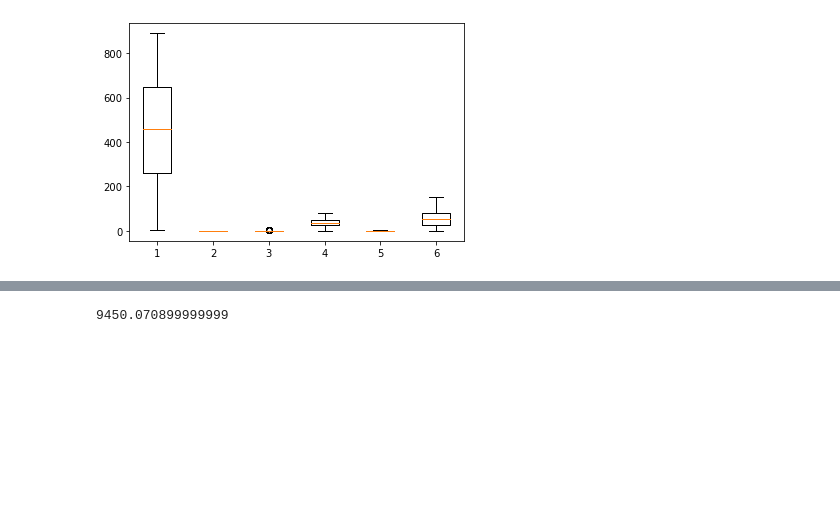
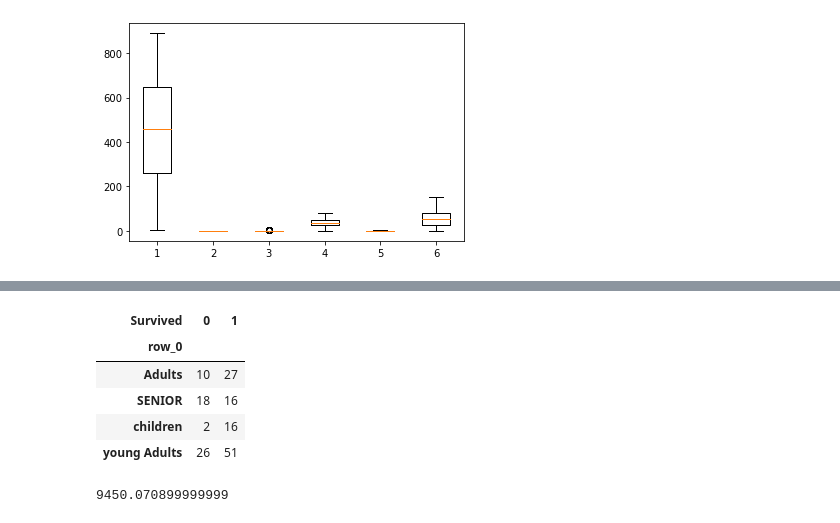
Before and after one commit to misbashaikh9/Sem-4-python, a Jupyter notebook: exam.ipynb, the cells around one changed output, grey strips where cells are left out. Cells and saved outputs as stored; diff of their text form; code cells hidden in the pictures; blank space fills up the shorter version.

```diff
--- a/exam.ipynb
+++ b/exam.ipynb
@@ -295,5 +295,5 @@ for i in df.Age:
           l.append('young Adults')
     elif i<100:
           l.append('SENIOR')
-df.AgeGroup=1
-df.AgeGroup=pd.cut(df.Age,bins=[0,18,30,50,100],labels=['c','a','ya','se'])
+df.AgeGroup=np.array(l)
+#df.AgeGroup=pd.cut(df.Age,bins=[0,18,30,50,100],labels=['c','a','ya','se'])
@@ -314,3 +320,12 @@ df.AgeGroup=pd.cut(df.Age,bins=[0,18,30,50,100],labels=['c','a','ya','se'])
+# %%
+pd.crosstab(df.AgeGroup,df.Survived)
+# %% [output]
+| Survived | 0 | 1 |
+| row_0 |  |  |
+| Adults | 10 | 27 |
+| SENIOR | 18 | 16 |
+| children | 2 | 16 |
+| young Adults | 26 | 51 |
 # %%
 #16.
 df[df['Pclass']==1]['Fare'].sum()
```
Also changed, not shown: parts of 2 cells of this notebook.
